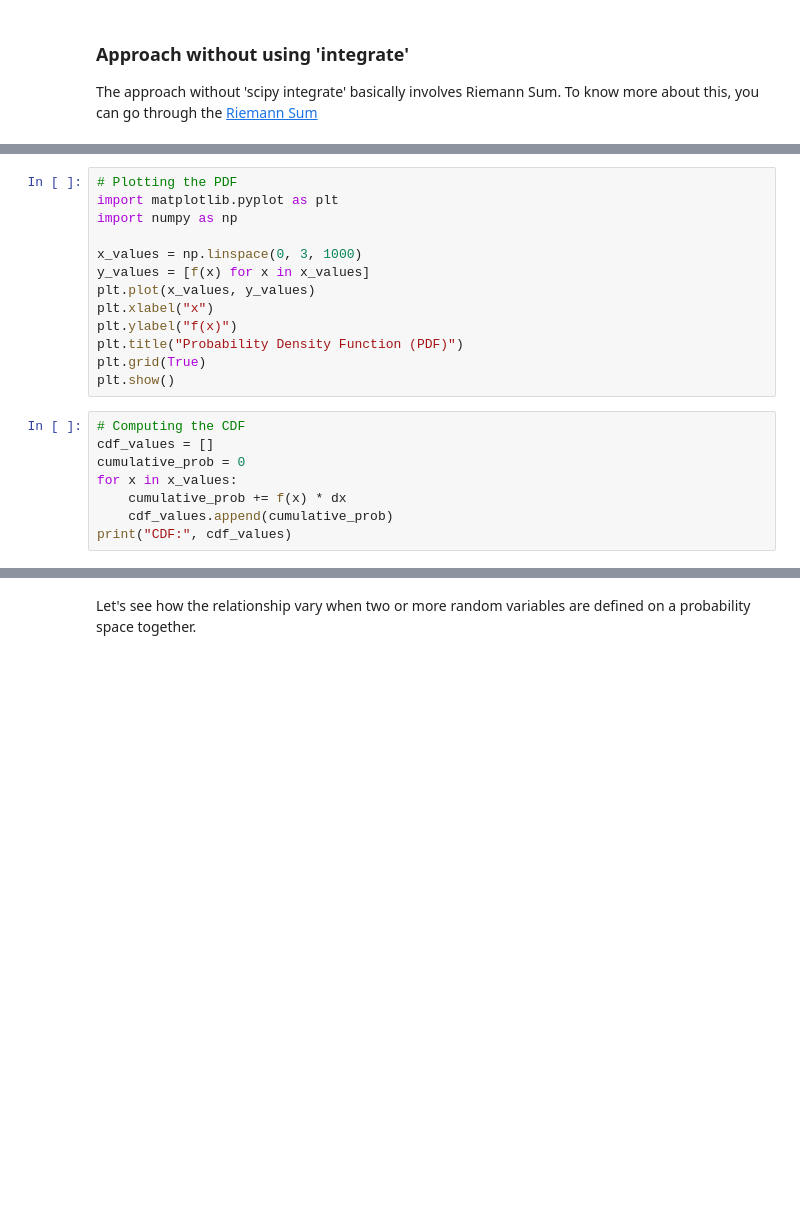
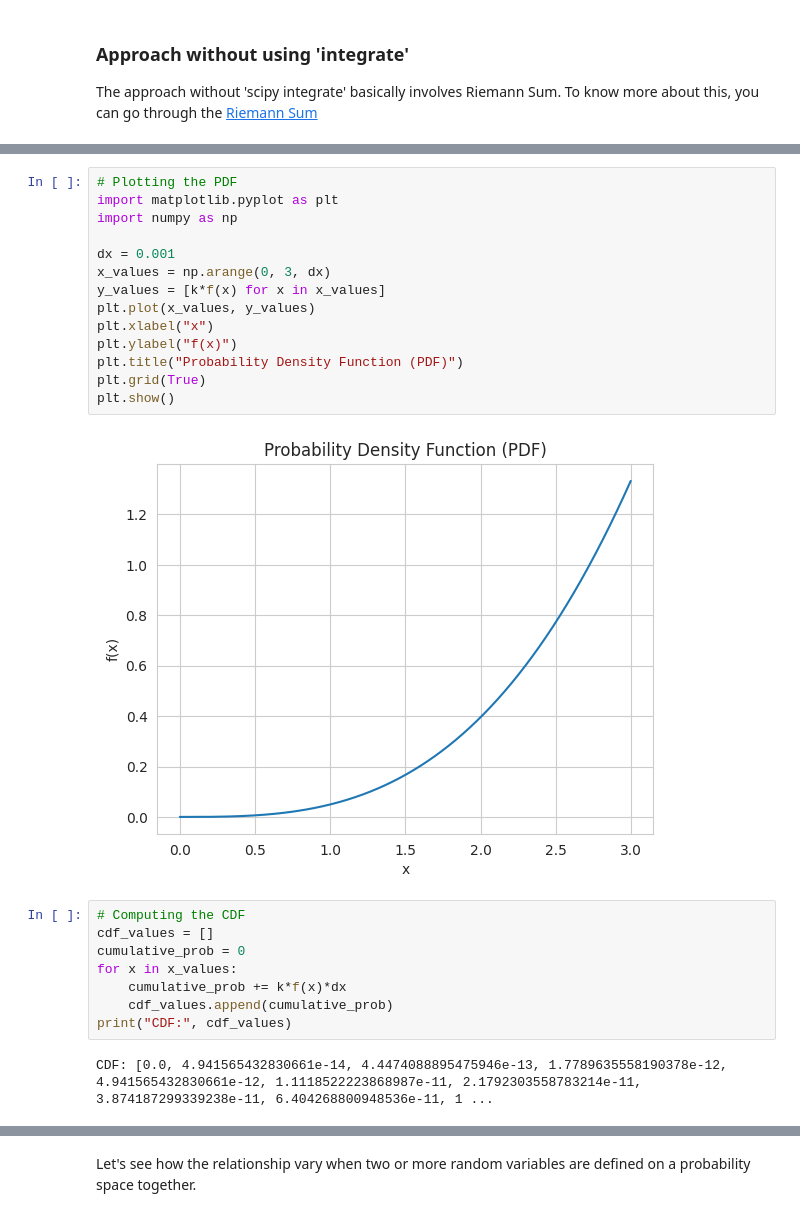
Before and after one commit to Shrutiba/iisc_cds, a Jupyter notebook: M1_AST_01_Probability_Basics_A.ipynb, the cells around one changed output, grey strips where cells are left out. Saved outputs shown, nothing was run; the diff lists cells and outputs as text; blank space fills up the shorter version.

```diff
--- a/M1_AST_01_Probability_Basics_A.ipynb
+++ b/M1_AST_01_Probability_Basics_A.ipynb
@@ -771,24 +821,29 @@ print("Probability P(1 < X < 2):", P_1_to_2)
 # %%
 # Plotting the PDF
 import matplotlib.pyplot as plt
 import numpy as np
 
-x_values = np.linspace(0, 3, 1000)
-y_values = [f(x) for x in x_values]
+dx = 0.001
+x_values = np.arange(0, 3, dx)
+y_values = [k*f(x) for x in x_values]
 plt.plot(x_values, y_values)
 plt.xlabel("x")
 plt.ylabel("f(x)")
 plt.title("Probability Density Function (PDF)")
 plt.grid(True)
 plt.show()
+# %% [output]
+[figure, added]
 # %%
 # Computing the CDF
 cdf_values = []
 cumulative_prob = 0
 for x in x_values:
-    cumulative_prob += f(x) * dx
+    cumulative_prob += k*f(x)*dx
     cdf_values.append(cumulative_prob)
 print("CDF:", cdf_values)
+# %% [output]
+CDF: [0.0, 4.941565432830661e-14, 4.4474088895475946e-13, 1.7789635558190378e-12, 4.941565432830661e-12, 1.1118522223868987e-11, 2.1792303558783214e-11, 3.874187299339238e-11, 6.404268800948536e-11, 1 ...
 # %%
 # Plotting the CDF
 plt.plot(x_values, cdf_values)
```
Also changed, not shown: parts of 27 cells of this notebook.
